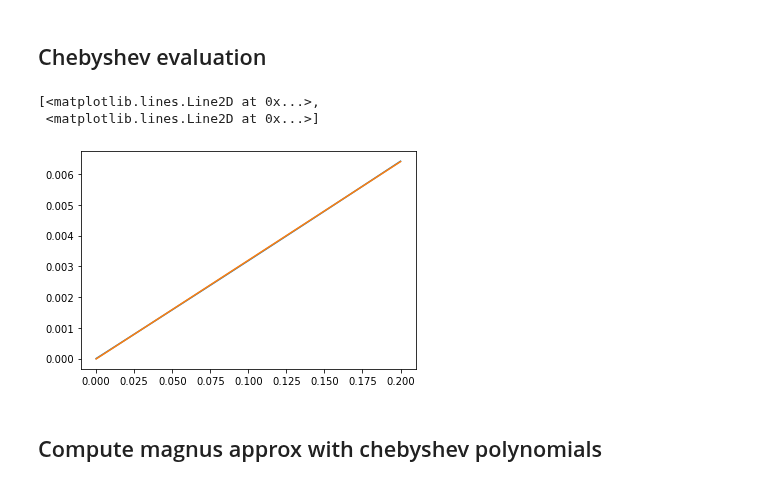
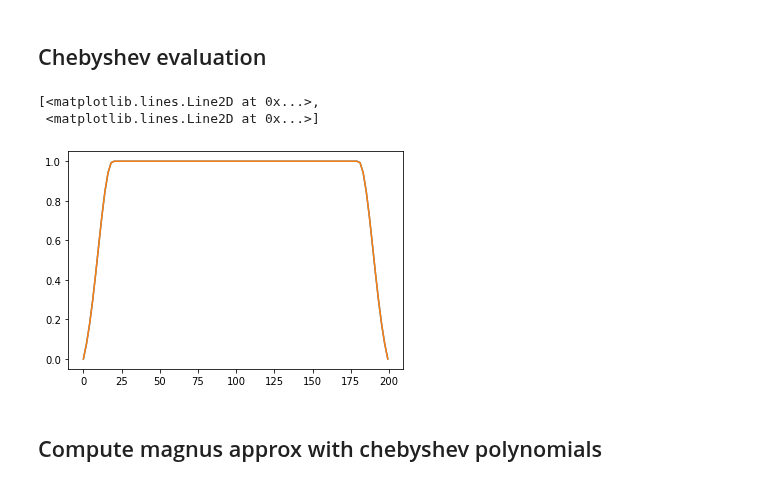
Before and after one commit to DanPuzzuoli/multivariable_dyson_magnus, a Jupyter notebook: Magnus_solver_demo.ipynb, the cells around one changed output. Saved outputs shown, nothing was run; the diff lists cells and outputs as text; code cells hidden in the pictures.

```diff
--- a/Magnus_solver_demo.ipynb
+++ b/Magnus_solver_demo.ipynb
@@ -32,7 +36,7 @@ J = 2 * np.pi * 0.002
 # drive strength
 r = 2 * np.pi * 0.05
 
-dim = 3
+dim = 4
 
 a = np.diag(np.sqrt(np.arange(1, dim)), 1)
 adag = a.transpose()
@@ -78,10 +82,16 @@ def get_dressed_state_and_energy(inda, indb, dimension, evecs):
     return evals[ind], evecs[ind]
 # %%
 def gauss(t, sig):
+    t = Array(t).data
     return jnp.exp(- (t**2) / (2 *(sig **2)))
 
-# for jax may need ot make these conditionals
+# this is gettin ga bit wild with the array wrapping but
+# I've messed around with too many things
 def pulse(sig, taur, tau, t):
+    sig = Array(sig).data
+    taur = Array(taur).data
+    tau = Array(tau).data
+    t = Array(t).data
     b = gauss(taur, sig)
     return cond(t < taur,
                 lambda s: (gauss(t - taur, sig) - b) / (1 - b),
@@ -108,7 +120,7 @@ w_d - w_t
 DeviceArray(-0.00025123, dtype=float64)
 # %%
 # choose parameters, express everything in terms of dt
-dt = 1 / v_d
+dt = 4. / v_d
 
 tau = 200
 N = int(tau // dt)
@@ -205,7 +217,7 @@ def evaluate_cheb_series(x, c, domain=[-1, 1]):
             c1 = tmp + c1 * x2
             return (c0, c1), None
 
-        c0, c1 = scan(scan_fun, init=(c[-2], c[-1]), xs=jnp.arange(3, len(c) + 1))
+        c0, c1 = scan(scan_fun, init=(c[-2], c[-1]), xs=jnp.arange(3, len(c) + 1))[0]
 
     return c0 + c1*x
 
@@ -219,14 +231,14 @@ def approx_func_as_callable(cheb_coeffs, dt, n_intervals, start_time):
 # %%
 approx_pulse_func = approx_func_as_callable(cheb_coeffs, dt, N, 0)
 # %%
-times = np.linspace(0, dt, 100)
+times = np.linspace(0, N*dt, 100)
 vals = vec_pulse_func(times)
 approx_vals = approx_pulse_func(times)
 plt.plot(times, vals, times, approx_vals)
 # %% [output]
 [<matplotlib.lines.Line2D at 0x...>,
  <matplotlib.lines.Line2D at 0x...>]
-[figure, old version]
+[figure, new version]
 # %% [markdown]
 ## Compute magnus approx with chebyshev polynomials
 # %%
```
Also changed, not shown: parts of 20 cells of this notebook, 1 other file.
